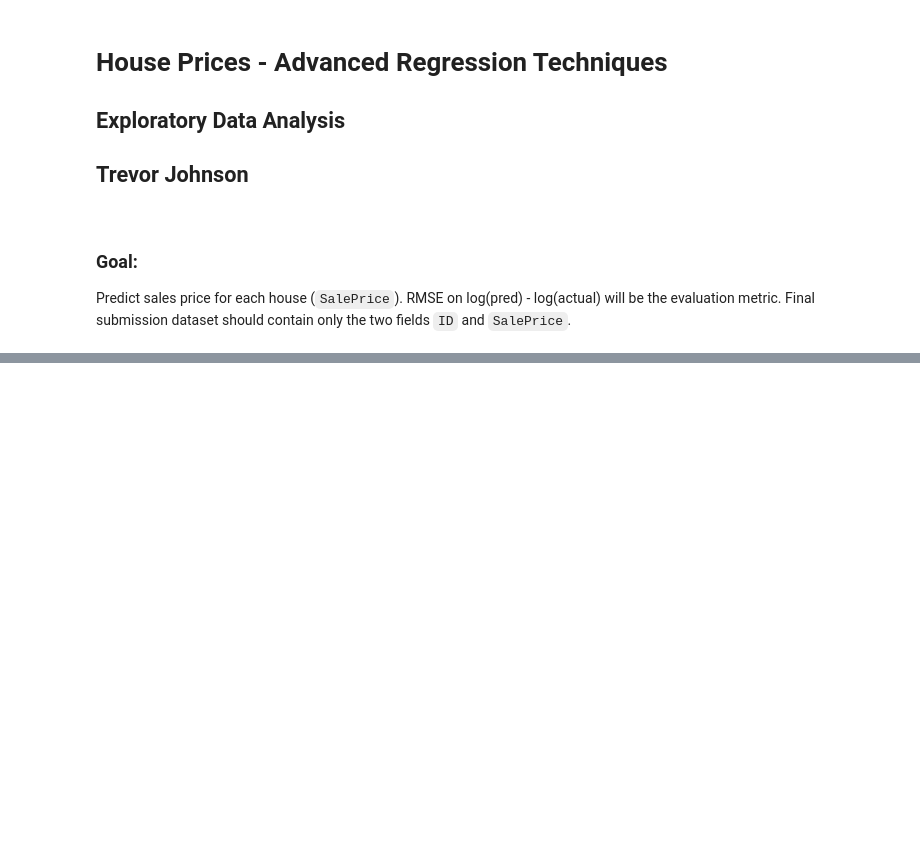
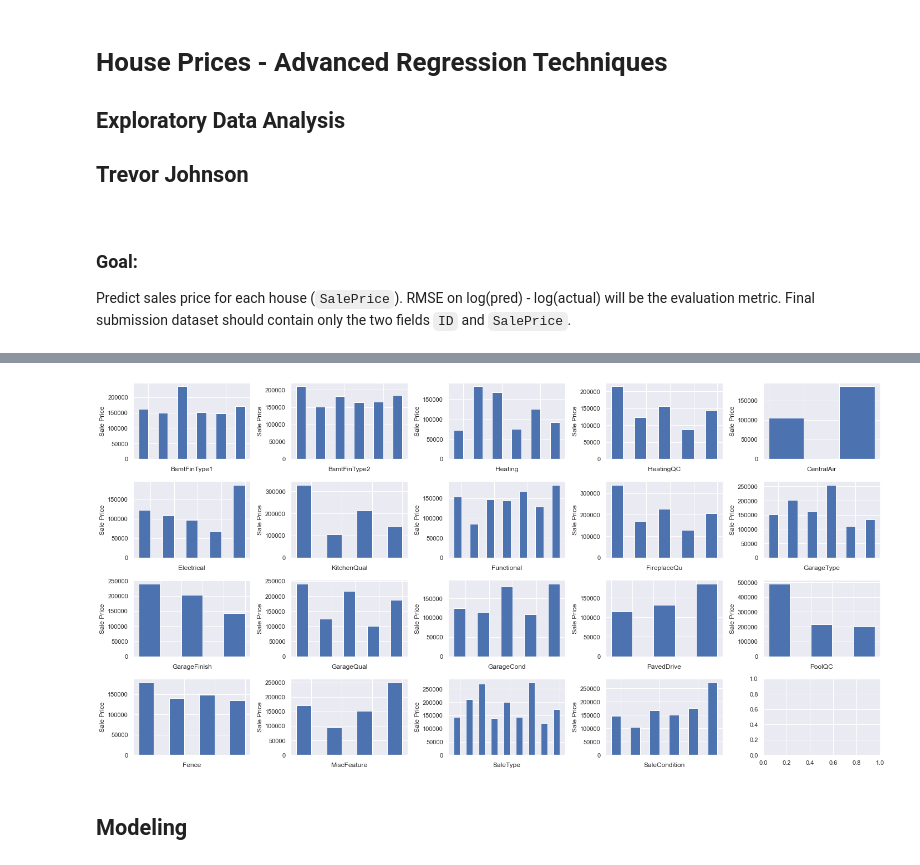
Before and after one commit to trevor-johnson1/w207_finalproject, a Jupyter notebook: EDA/EDA_TJ.ipynb, the cells around one changed output, grey strips where cells are left out. Cells and saved outputs as stored; diff of their text form; code cells hidden in the pictures; blank space fills up the shorter version.

```diff
--- a/EDA/EDA_TJ.ipynb
+++ b/EDA/EDA_TJ.ipynb
@@ -36,0 +150,46 @@ train
+# %%
+# 2nd set of categorical vars
+cat_vars2 = cat_vars.iloc[:, 4*6:]
+
+# plots
+num_row = 4
+num_col = 5
+fig, ax = plt.subplots(num_row, num_col, figsize = (20, 10))
+
+count_k = 0
+for i in range(num_row):
+    for j in range(num_col):
+
+        # each df
+        var_i = cat_vars2.columns[count_k]
+
+        if var_i == "SalePrice":
+
+            pass
+
+        else:
+
+            df_i = pd.DataFrame(cat_vars2.groupby(var_i)['SalePrice'].mean())
+            df_i.reset_index(inplace = True)
+
+            # create plot i
+            x = np.arange(df_i.shape[0])
+            width = .5
+
+            # set the bars
+            ax[i][j].bar(x - width / 2, df_i.SalePrice, width, label = "x")
+            ax[i][j].set_xlabel(var_i)
+            ax[i][j].set_ylabel("Sale Price")
+            #ax[i][j].set_xticklabels(df_i[var_i], rotation = 90)
+            ax[i][j].set_xticklabels("")
+
+            count_k += 1
+
+
+fig.tight_layout()
+
+print("")
+# %% [output]
+[figure, added]
+# %% [markdown]
+## Modeling
```
Also changed, not shown: parts of 18 cells of this notebook.
